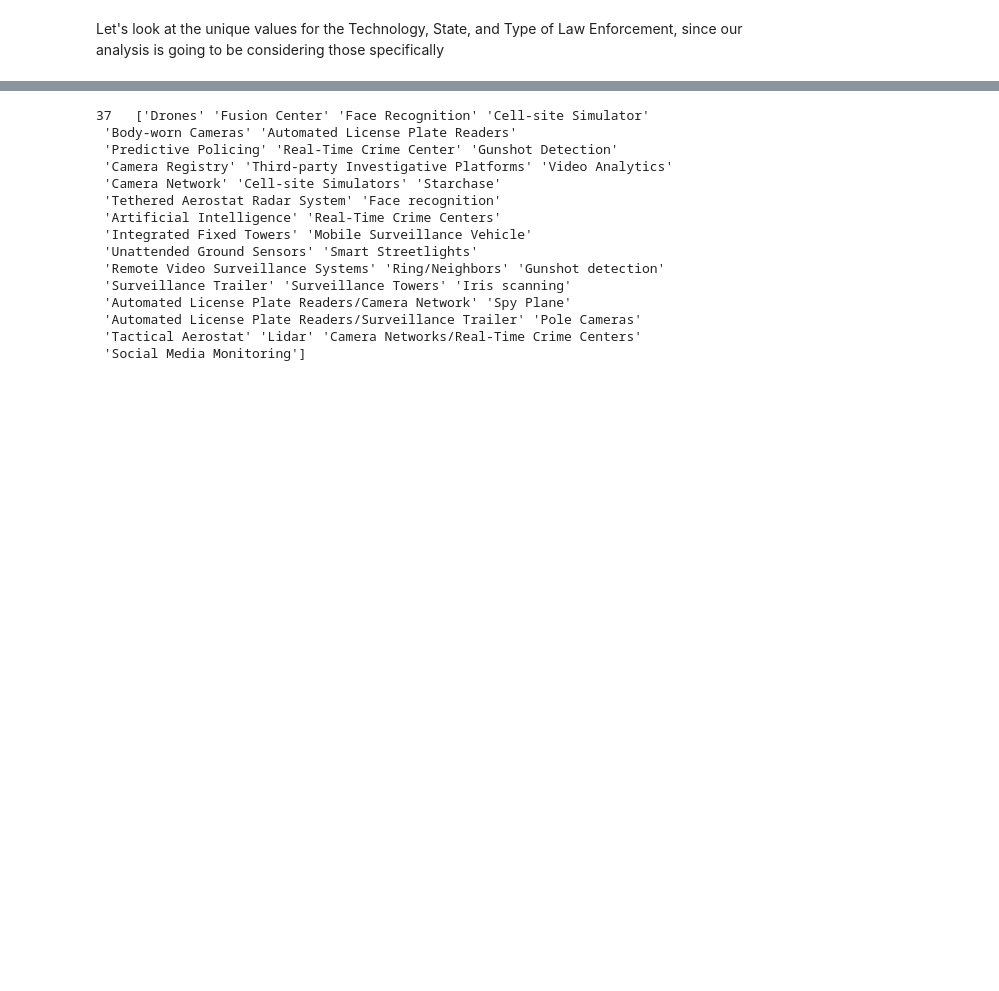
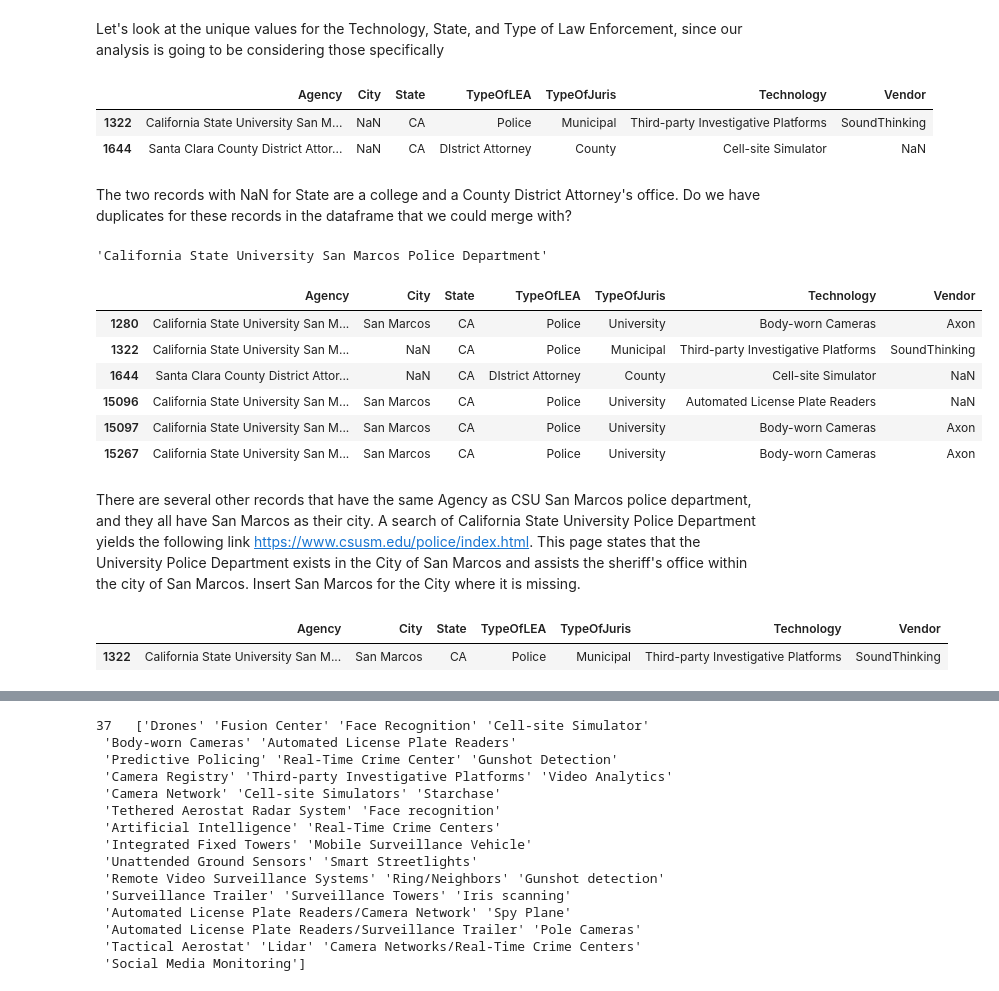
Before and after one commit to robinphurtado/SDSUDataScienceProject, a Jupyter notebook: notebooks/surveilanceproject.ipynb, the cells around one changed output, grey strips where cells are left out. Drawn from its saved outputs; the diff is of its cells as text; code cells hidden in the pictures; blank space fills up the shorter version.

```diff
--- a/notebooks/surveilanceproject.ipynb
+++ b/notebooks/surveilanceproject.ipynb
@@ -608,2 +626,38 @@ df_aos_combined
 # %% [markdown]
 Let's look at the unique values for the Technology, State, and Type of Law Enforcement, since our analysis is going to be considering those specifically
+# %%
+# display rows where City is missing value
+df_aos_combined[df_aos_combined['City'].isnull()]
+# %% [output]
+|  | Agency | City | State | TypeOfLEA | TypeOfJuris | Technology | Vendor |
+| 1322 | California State University San M... | NaN | CA | Police | Municipal | Third-party Investigative Platforms | SoundThinking |
+| 1644 | Santa Clara County District Attor... | NaN | CA | DIstrict Attorney | County | Cell-site Simulator | NaN |
+# %% [markdown]
+The two records with NaN for State are a college and a County District Attorney's office.  Do we have duplicates for these records in the dataframe that we could merge with?
+# %%
+# retrieve the full agency name for the first record above
+df_aos_combined.iloc[1322]['Agency']
+# %% [output]
+'California State University San Marcos Police Department'
+# %%
+df_aos_combined[((df_aos_combined['Agency']) == 'California State University San Marcos Police Department') | (df_aos_combined['Agency']=="Santa Clara County District Attorney's Office")]
+# %% [output]
+|  | Agency | City | State | TypeOfLEA | TypeOfJuris | Technology | Vendor |
+| 1280 | California State University San M... | San Marcos | CA | Police | University | Body-worn Cameras | Axon |
+| 1322 | California State University San M... | NaN | CA | Police | Municipal | Third-party Investigative Platforms | SoundThinking |
+| 1644 | Santa Clara County District Attor... | NaN | CA | DIstrict Attorney | County | Cell-site Simulator | NaN |
+| 15096 | California State University San M... | San Marcos | CA | Police | University | Automated License Plate Readers | NaN |
+| 15097 | California State University San M... | San Marcos | CA | Police | University | Body-worn Cameras | Axon |
+| 15267 | California State University San M... | San Marcos | CA | Police | University | Body-worn Cameras | Axon |
+# %% [markdown]
+There are several other records that have the same Agency as CSU San Marcos police department, and they all have San Marcos as their city.  A search of California State University Police Department yields the following link https://www.csusm.edu/police/index.html.  This page states that the University Police Department exists in the City of San Marcos and assists the sheriff's office within the city of San Marcos. Insert San Marcos for the City where it is missing.
+# %%
+# retrieve the index of the row which has California State University San Marcos Police Department as its agency and null value as its State
+idx = df_aos_combined[(df_aos_combined['Agency'] == 'California State University San Marcos Police Department') & (df_aos_combined['City'].isnull())]['City'].index
+# store 'San Marcos as its city
+df_aos_combined.loc[idx,'City'] = 'San Marcos'
+# confirm the value stored
+df_aos_combined.loc[idx]
+# %% [output]
+|  | Agency | City | State | TypeOfLEA | TypeOfJuris | Technology | Vendor |
+| 1322 | California State University San M... | San Marcos | CA | Police | Municipal | Third-party Investigative Platforms | SoundThinking |
```
Also changed, not shown: parts of 42 cells of this notebook.
